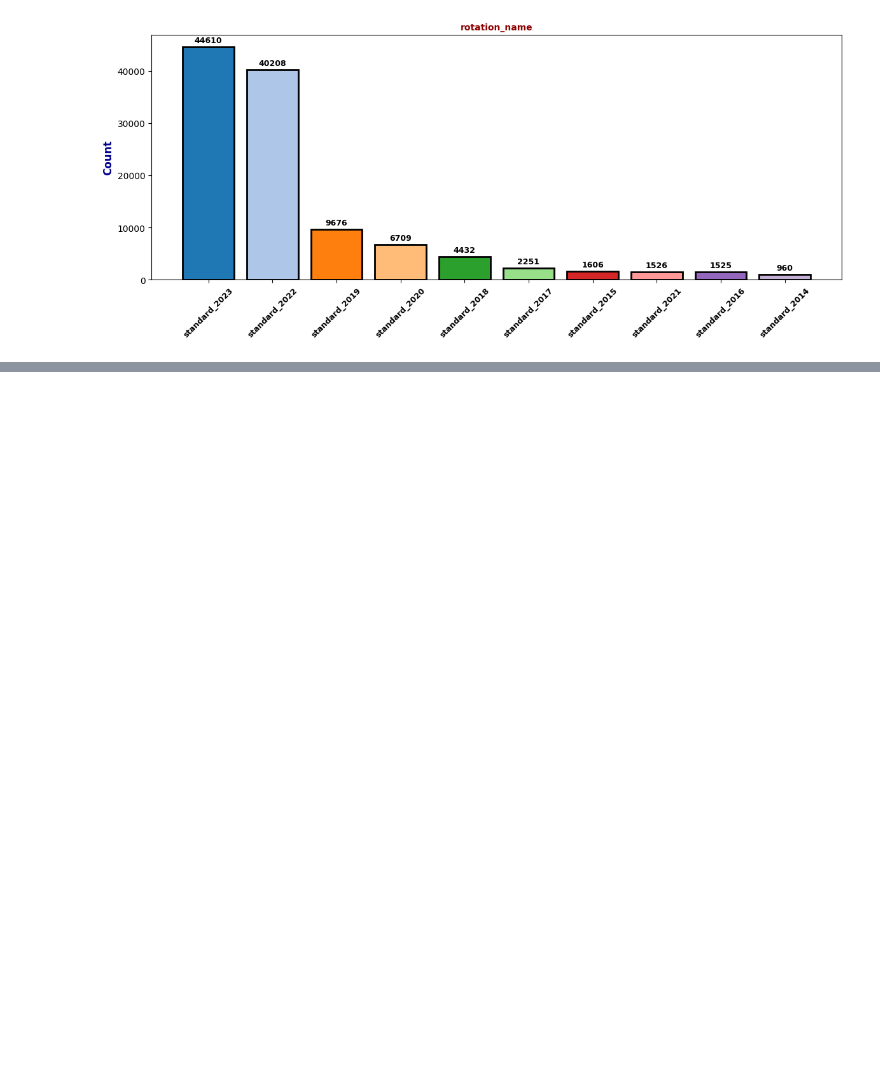
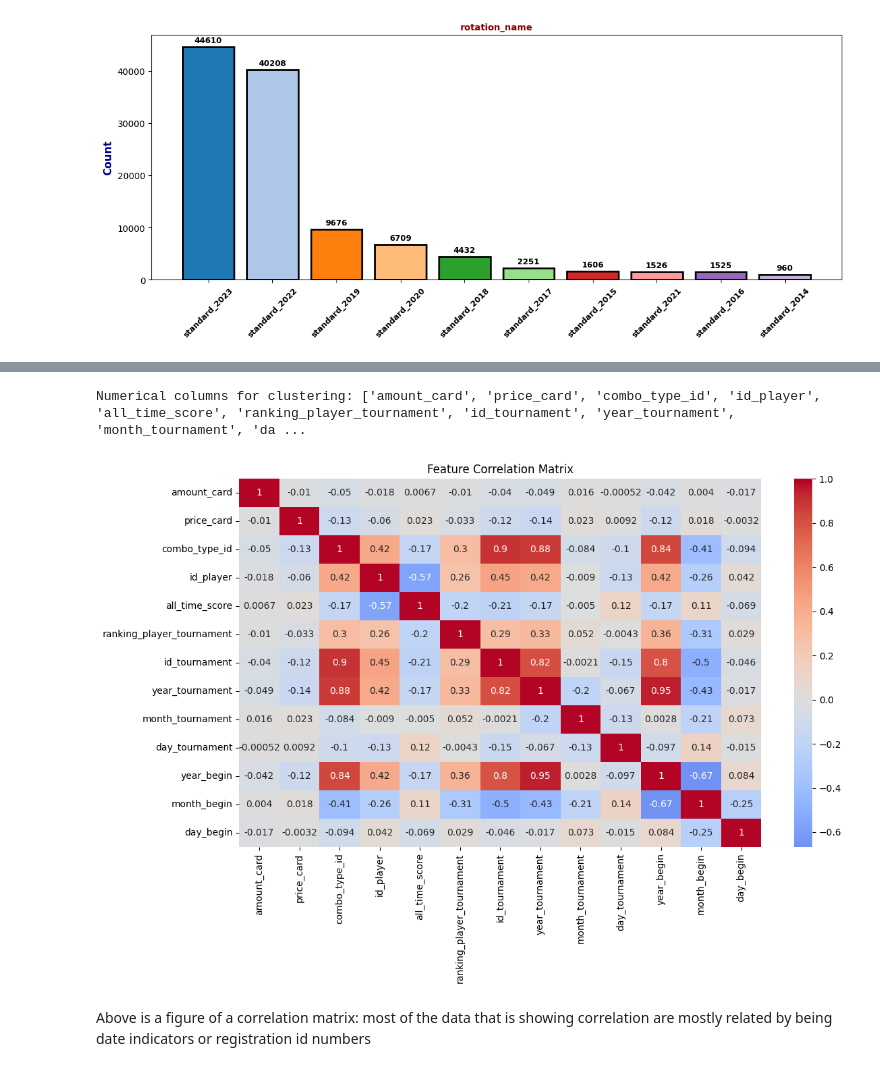
Before and after one commit to Tenderblindboi/final-project-unsupervised-Mathew, a Jupyter notebook: PokemonDataCleaner.ipynb, the cells around one changed output, grey strips where cells are left out. Saved outputs shown, nothing was run; the diff lists cells and outputs as text; code cells hidden in the pictures; blank space fills up the shorter version.

```diff
--- a/PokemonDataCleaner.ipynb
+++ b/PokemonDataCleaner.ipynb
@@ -576,0 +995,22 @@ for i in cols:
+# %%
+# Identify numerical features for clustering
+numeric_cols = df.select_dtypes(include=['int64', 'float64']).columns
+print("Numerical columns for clustering:", list(numeric_cols))
+
+# Select relevant features (adjust based on your data)
+# Example: if you have stats like HP, Attack, Defense, etc.
+clustering_features = ['HP', 'Attack', 'Defense', 'Sp_Atk', 'Sp_Def', 'Speed']
+# Or use all numeric columns:
+clustering_features = numeric_cols.tolist()
+
+# Check correlation matrix
+plt.figure(figsize=(12, 8))
+sns.heatmap(df[clustering_features].corr(), annot=True, cmap='coolwarm', center=0)
+plt.title('Feature Correlation Matrix')
+plt.tight_layout()
+plt.show()
+# %% [output]
+Numerical columns for clustering: ['amount_card', 'price_card', 'combo_type_id', 'id_player', 'all_time_score', 'ranking_player_tournament', 'id_tournament', 'year_tournament', 'month_tournament', 'da ...
+[figure, added]
+# %% [markdown]
+Above is a figure of a correlation matrix: most of the data that is showing correlation are mostly related by being date indicators or registration id numbers
```
Also changed, not shown: parts of 31 cells of this notebook, 4 other files.
